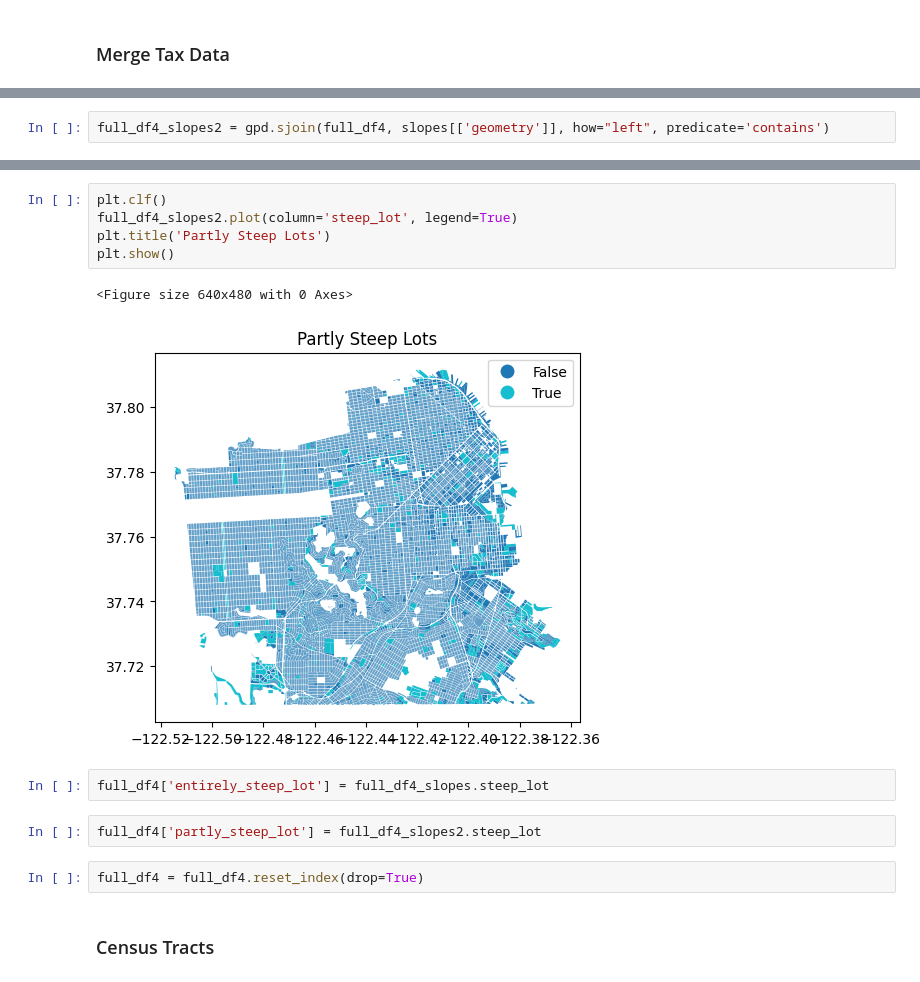
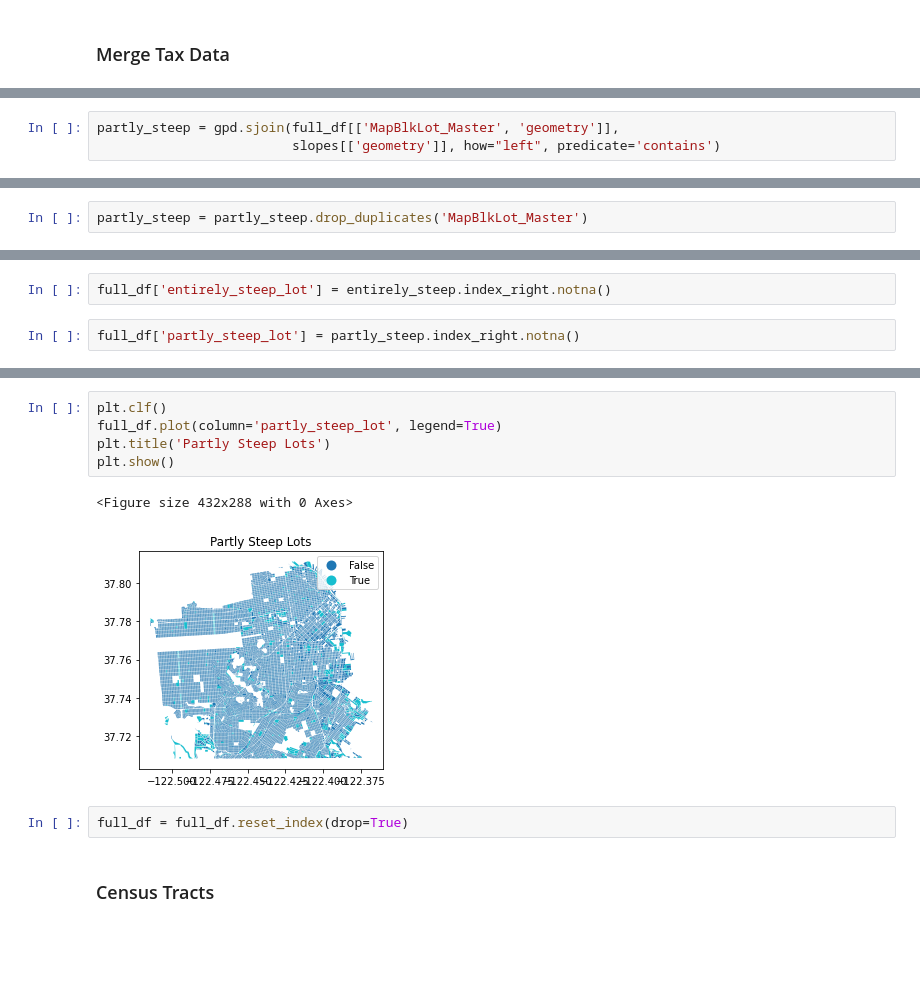
Before and after one commit to sdamerdji/dissertation, a Jupyter notebook: pdev/clean3.ipynb, the cells around one changed output, grey strips where cells are left out. Saved outputs shown, nothing was run; the diff lists cells and outputs as text; blank space fills up the shorter version.

```diff
--- a/pdev/clean3.ipynb
+++ b/pdev/clean3.ipynb
@@ -276,2 +217,3 @@ full_df4_slopes.index_right.isna().mean().round(2)
 # %%
-full_df4_slopes2 = gpd.sjoin(full_df4, slopes[['geometry']], how="left", predicate='contains')
+partly_steep = gpd.sjoin(full_df[['MapBlkLot_Master', 'geometry']],
+                         slopes[['geometry']], how="left", predicate='contains')
@@ -303 +220,3 @@ full_df4_slopes2 = full_df4_slopes2.drop_duplicates()
+# %%
+partly_steep = partly_steep.drop_duplicates('MapBlkLot_Master')
 # %%
@@ -306,0 +226,4 @@ full_df4_slopes2.shape
+# %%
+full_df['entirely_steep_lot'] = entirely_steep.index_right.notna()
+# %%
+full_df['partly_steep_lot'] = partly_steep.index_right.notna()
@@ -307,17 +238,13 @@ full_df4_slopes2.shape
 # %%
 plt.clf()
-full_df4_slopes2.plot(column='steep_lot', legend=True)
+full_df.plot(column='partly_steep_lot', legend=True)
 plt.title('Partly Steep Lots')
 plt.show()
 # %% [output]
-<Figure size 640x480 with 0 Axes>
+<Figure size 432x288 with 0 Axes>
-[figure, old version]
+[figure, new version]
-# %%
-full_df4['entirely_steep_lot'] = full_df4_slopes.steep_lot
-# %%
-full_df4['partly_steep_lot'] = full_df4_slopes2.steep_lot
 # %%
-full_df4 = full_df4.reset_index(drop=True)
+full_df = full_df.reset_index(drop=True)
 # %% [markdown]
 ### Census Tracts
 # %% [markdown]
```
Also changed, not shown: parts of 168 cells of this notebook, 4 other files.
